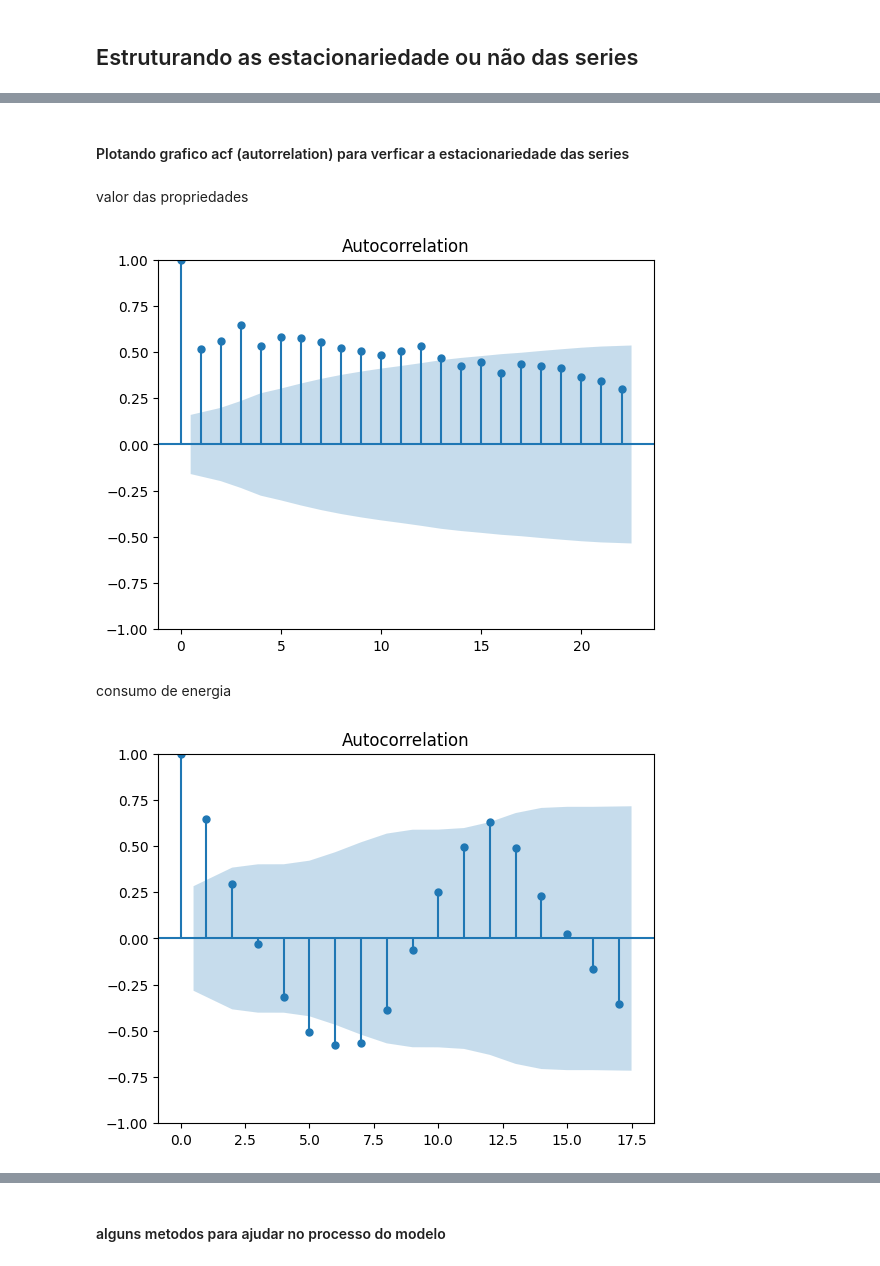
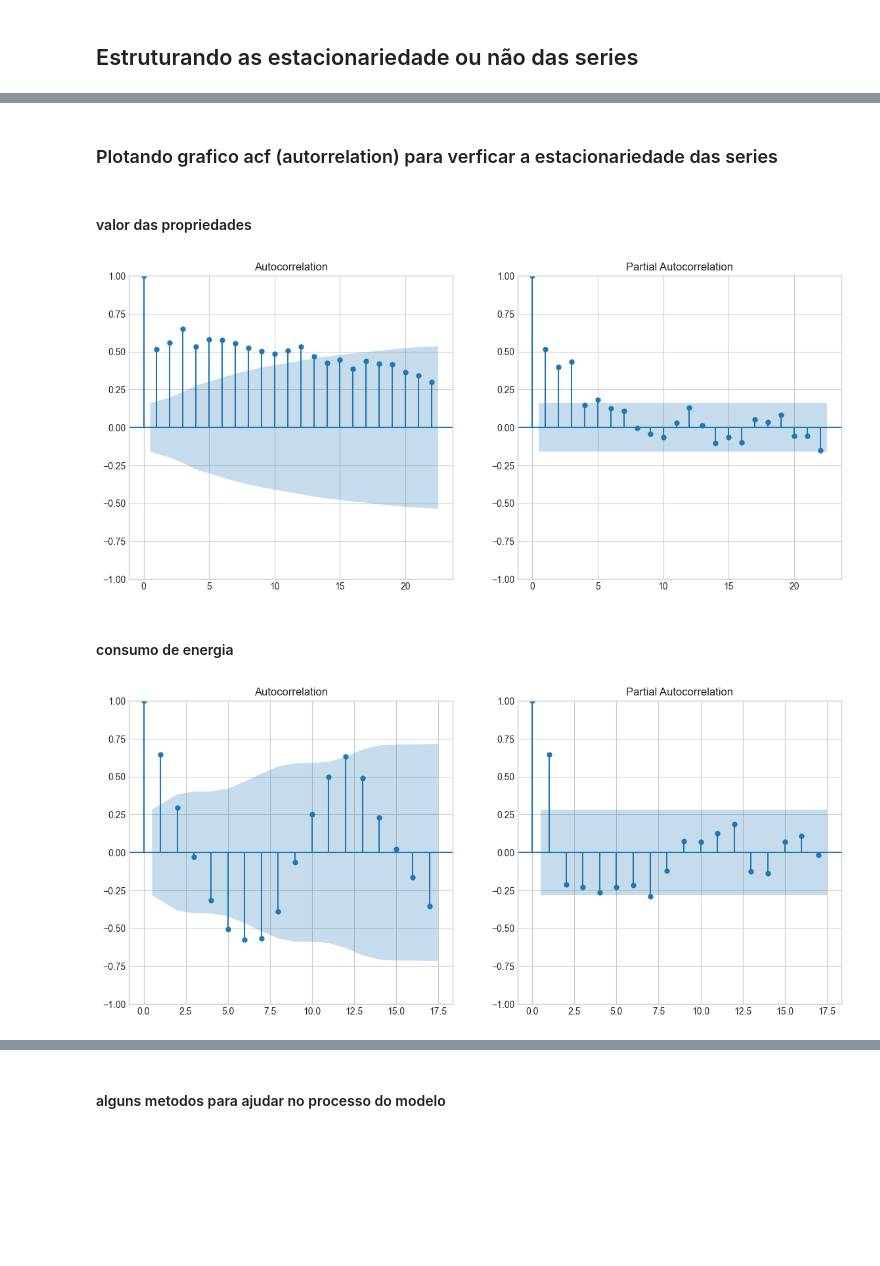
Before and after one commit to Gueguelas/series-temporais, a Jupyter notebook: notebook.ipynb, the cells around one changed output, grey strips where cells are left out. Saved outputs shown, nothing was run; the diff lists cells and outputs as text; code cells hidden in the pictures; blank space fills up the shorter version.

```diff
--- a/notebook.ipynb
+++ b/notebook.ipynb
@@ -46 +50,6 @@ df_electric_power
+# %%
+df_amazon = df_amazon.dropna(subset=['order_date', 'total_revenue'])
+df_electric_power = df_electric_power.dropna(subset=['Date', 'Time', 'Global_active_power'])
+df_property_sales = df_property_sales.dropna(subset=['datesold', 'price'])
+df_brazil = df_brazil.dropna(subset=['Date', 'Result'])
 # %% [markdown]
@@ -47,0 +59,19 @@ df_electric_power
+# %%
+from sklearn.preprocessing import MinMaxScaler
+import numpy as np
+
+def normalizar_serie(serie, metodo):
+    """
+    metodo: 'minmax' (0 a 1) ou 'zscore' (média 0, desvio 1)
+    """
+    valores = serie.values.reshape(-1, 1)
+
+    if metodo == 'minmax':
+        scaler = MinMaxScaler()
+        norm = scaler.fit_transform(valores).flatten()
+    elif metodo == 'zscore':
+        norm = (valores.flatten() - valores.mean()) / valores.std()
+    else:
+        raise ValueError("Use 'minmax' ou 'zscore'")
+
+    return pd.Series(norm, index=serie.index, name=serie.name)
@@ -178,3 +337,8 @@ Freq: MS, Name: price, Length: 150, dtype: float64
+# %%
+serie_amazon = normalizar_serie(serie_amazon, 'minmax')
+serie_electric_power = normalizar_serie(serie_electric_power, 'minmax')
+serie_property_sales = normalizar_serie(serie_property_sales, 'zscore')
+serie_brazil = normalizar_serie(serie_brazil, 'minmax')
 # %% [markdown]
 ## Estruturando as estacionariedade ou não das series
 # %%
@@ -196,21 +374,24 @@ plt.show()
 # %% [markdown]
 
-#### Plotando grafico acf (autorrelation) para verficar a estacionariedade das series
+### Plotando grafico acf (autorrelation) para verficar a estacionariedade das series
 # %% [markdown]
-valor das propriedades
+#### valor das propriedades
 # %%
-from statsmodels.graphics.tsaplots import plot_acf
-fig, ax = plt.subplots()
-plot_acf(serie_property_sales, ax=ax)
+from statsmodels.graphics.tsaplots import plot_acf, plot_pacf
+fig, axes = plt.subplots(1, 2, figsize=(14, 6))
+
+plot_acf(serie_property_sales, ax=axes[0])
+plot_pacf(serie_property_sales, ax=axes[1])
 plt.show()
 # %% [output]
-[figure, old version]
+[figure, new version]
 # %% [markdown]
-consumo de energia
+#### consumo de energia
 # %%
-from statsmodels.graphics.tsaplots import plot_acf
-fig, ax = plt.subplots()
-plot_acf(serie_electric_power, ax=ax)
+fig, axes = plt.subplots(1, 2, figsize=(14, 6))
+
+plot_acf(serie_electric_power, ax=axes[0])
+plot_pacf(serie_electric_power, ax=axes[1])
 plt.show()
 # %% [output]
-[figure, old version]
+[figure, new version]
```
Also changed, not shown: parts of 50 cells of this notebook.
